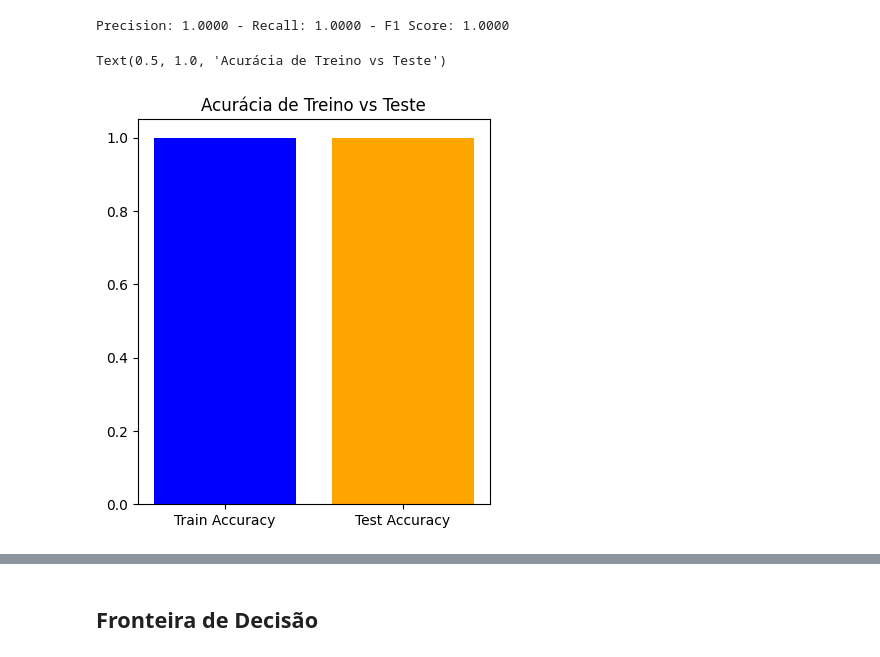
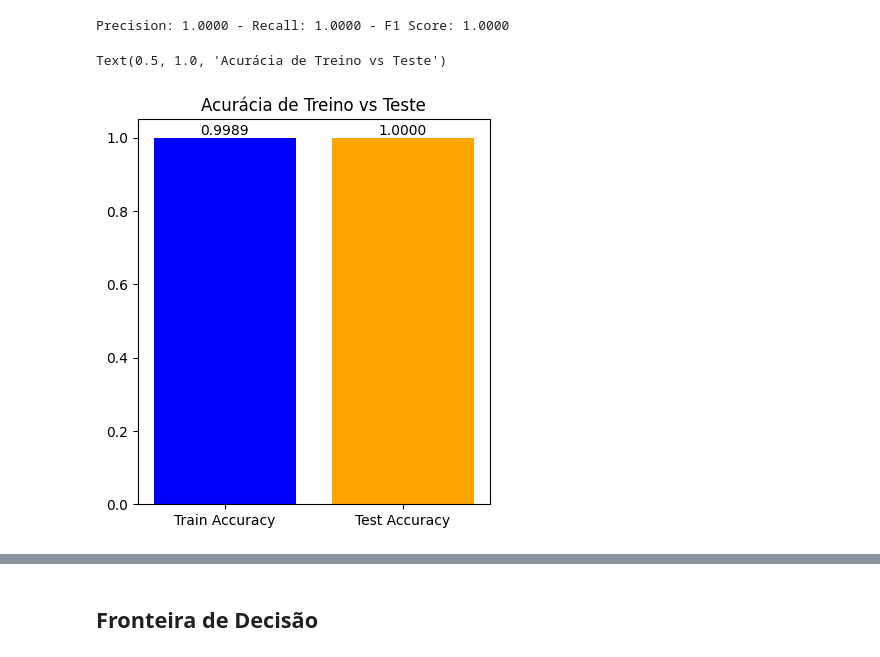
Before and after one commit to marquesgbr/MLP_implementation, a Jupyter notebook: MLP_build.ipynb, the cells around one changed output, grey strips where cells are left out. Drawn from its saved outputs; the diff is of its cells as text; code cells hidden in the pictures.

Commit message:
update: add plots

```diff
--- a/MLP_build.ipynb
+++ b/MLP_build.ipynb
@@ -197,7 +197,7 @@ def create_objective(X, y, num_epochs, device, batch_size=32):
 
 # test with make mooons first
 feature_set_X, labels_y = make_moons(n_samples=2000, noise=0.1, random_state=42)
-X_train, X_test, y_train, y_test = train_test_split(feature_set_X, labels_y, test_size=0.1, random_state=42)
+X_train, X_test, y_train, y_test = train_test_split(feature_set_X, labels_y, stratify=labels_y, test_size=0.1, random_state=42)
 # %%
 print("Shapes treino e teste:", X_train.shape, y_train.shape, X_test.shape, y_test.shape)
 # %% [output]
@@ -330,9 +330,12 @@ Precision: 1.0000 - Recall: 1.0000 - F1 Score: 1.0000
 # %%
 # Plotar graficos comparando metricas entre treino e teste
 plt.figure(figsize=(10, 5))
 plt.subplot(1, 2, 1)
-plt.bar(['Train Accuracy', 'Test Accuracy'], [train_accuracy, test_accuracy], color=['blue', 'orange'])
+bars1 = plt.bar(['Train Accuracy', 'Test Accuracy'], [train_accuracy, test_accuracy], color=['blue', 'orange'])
+for bar in bars1:
+    height = bar.get_height()
+    plt.text(bar.get_x() + bar.get_width()/2., height, f'{height:.4f}', ha='center', va='bottom')
 plt.title('Acurácia de Treino vs Teste')
 # %% [output]
 Text(0.5, 1.0, 'Acurácia de Treino vs Teste')
-[figure, old version]
+[figure, new version]
```
Also changed, not shown: parts of 2 cells of this notebook, 3 other files.
